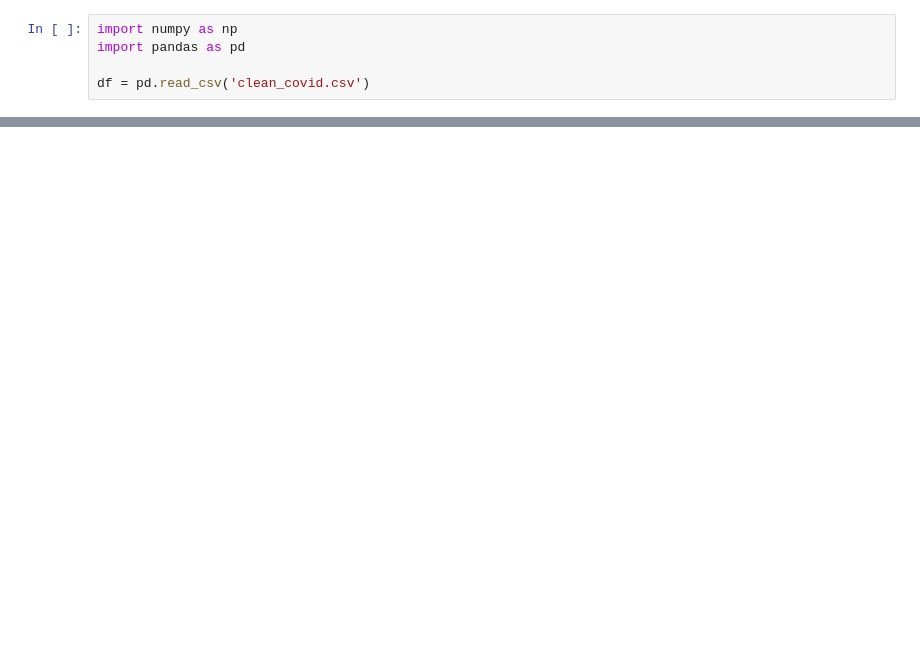
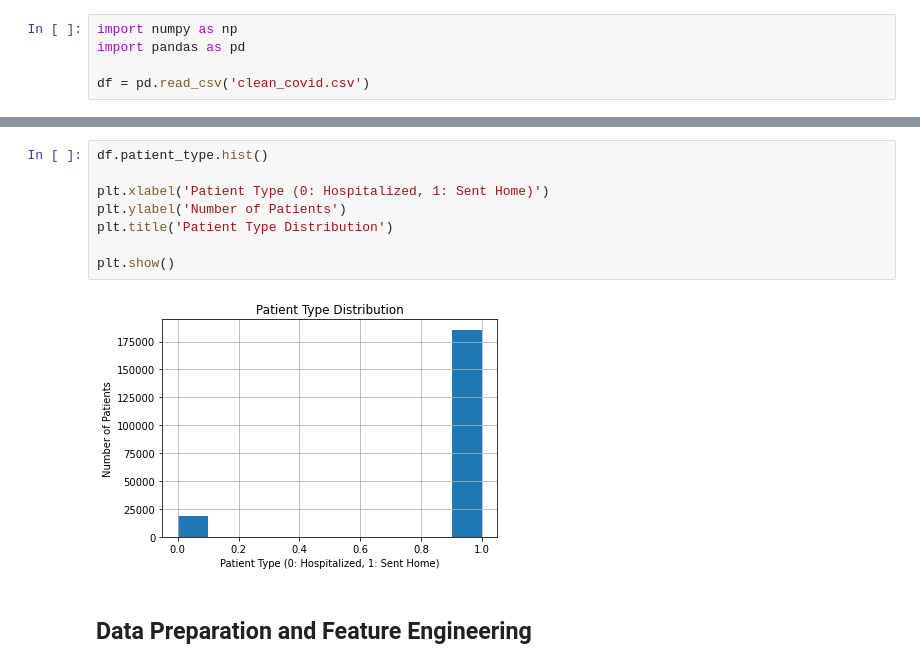
Before and after one commit to MelissaMullenUNH/Melissa-COMP740, a Jupyter notebook: project/project.ipynb, the cells around one changed output, grey strips where cells are left out. Saved outputs shown, nothing was run; the diff lists cells and outputs as text; blank space fills up the shorter version.

```diff
--- a/project/project.ipynb
+++ b/project/project.ipynb
@@ -15,0 +175,12 @@ df.head()
+# %%
+df.patient_type.hist()
+
+plt.xlabel('Patient Type (0: Hospitalized, 1: Sent Home)')
+plt.ylabel('Number of Patients')
+plt.title('Patient Type Distribution')
+
+plt.show()
+# %% [output]
+[figure, added]
+# %% [markdown]
+## Data Preparation and Feature Engineering
```
Also changed, not shown: parts of 29 cells of this notebook.
